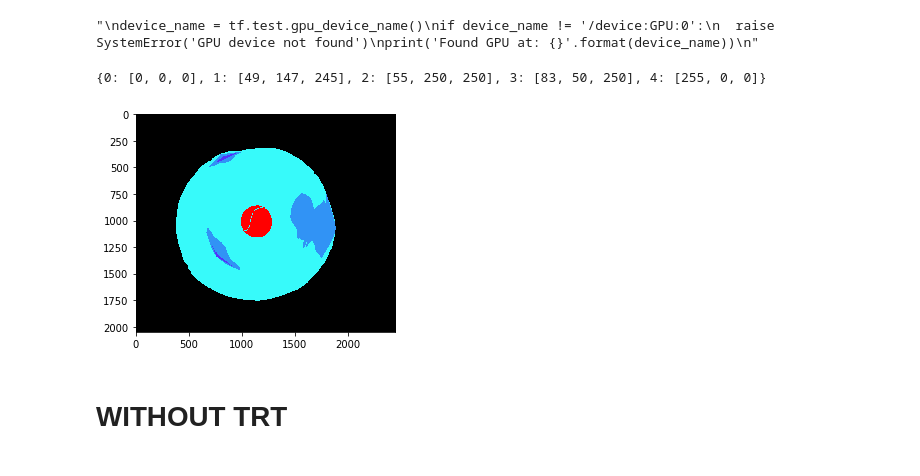
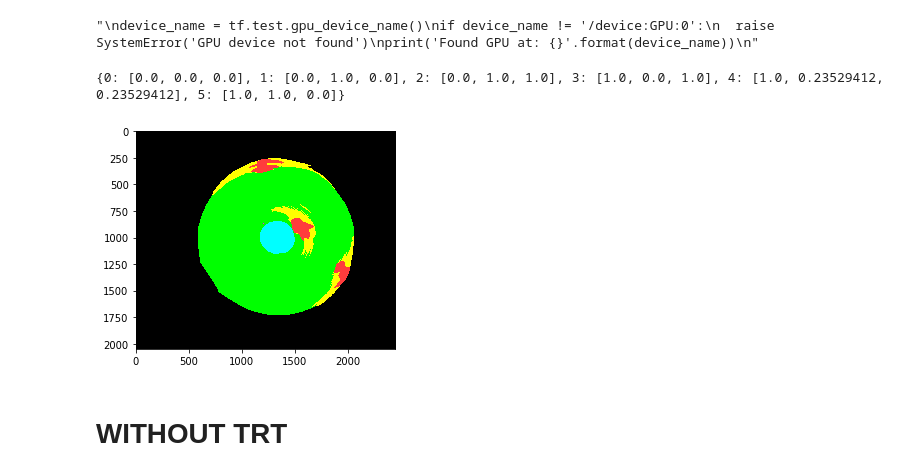
Before and after one commit to jhk0429/Segmentation_project, a Jupyter notebook: Inference_combined_5class.ipynb, the cells around one changed output. Saved outputs shown, nothing was run; the diff lists cells and outputs as text; code cells hidden in the pictures.

```diff
--- a/Inference_combined_5class.ipynb
+++ b/Inference_combined_5class.ipynb
@@ -115,28 +118,28 @@ def draw_and_count(img, contours, label = '', draw_type = 'contour', show=True):
 # %%
 import cv2
 from itertools import product
-mask = cv2.imread('JR_dataset/train/silver_ng/new_gt_mask/높음2__분리막 눌림_은색.png') #2048 x 2448
+mask = imread('Mask_Image/[2021-10-13]11.25.55.086_1_2_Image.png') #2048 x 2448
 
 colors = np.unique(tf.reshape(mask, [-1,3]), axis=0)
 #mask = tf.image.grayscale_to_rgb(mask)
 plt.imshow(mask)
 
 colors = np.unique(tf.reshape(mask,[-1,3]), axis=0)
 
 color_dict = {i: list(x) for i,x in enumerate(colors)}
 
 print(color_dict)
 
 def rgb_to_onehot(rgb_arr, color_dict):
     num_classes = len(color_dict)
     shape = rgb_arr.shape[:2] + (num_classes,)
     arr = np.zeros(shape, dtype=np.int8)
     for i, cls in enumerate(color_dict):
         arr[:, :, i] = np.all(rgb_arr.reshape((-1, 3)) == color_dict[i], axis=1).reshape(shape[:2])
     return arr
 # %% [output]
-{0: [0, 0, 0], 1: [49, 147, 245], 2: [55, 250, 250], 3: [83, 50, 250], 4: [255, 0, 0]}
+{0: [0.0, 0.0, 0.0], 1: [0.0, 1.0, 0.0], 2: [0.0, 1.0, 1.0], 3: [1.0, 0.0, 1.0], 4: [1.0, 0.23529412, 0.23529412], 5: [1.0, 1.0, 0.0]}
-[figure, old version]
+[figure, new version]
 # %% [markdown]
 # WITHOUT TRT
 # %%
```
Also changed, not shown: parts of 21 cells of this notebook.
